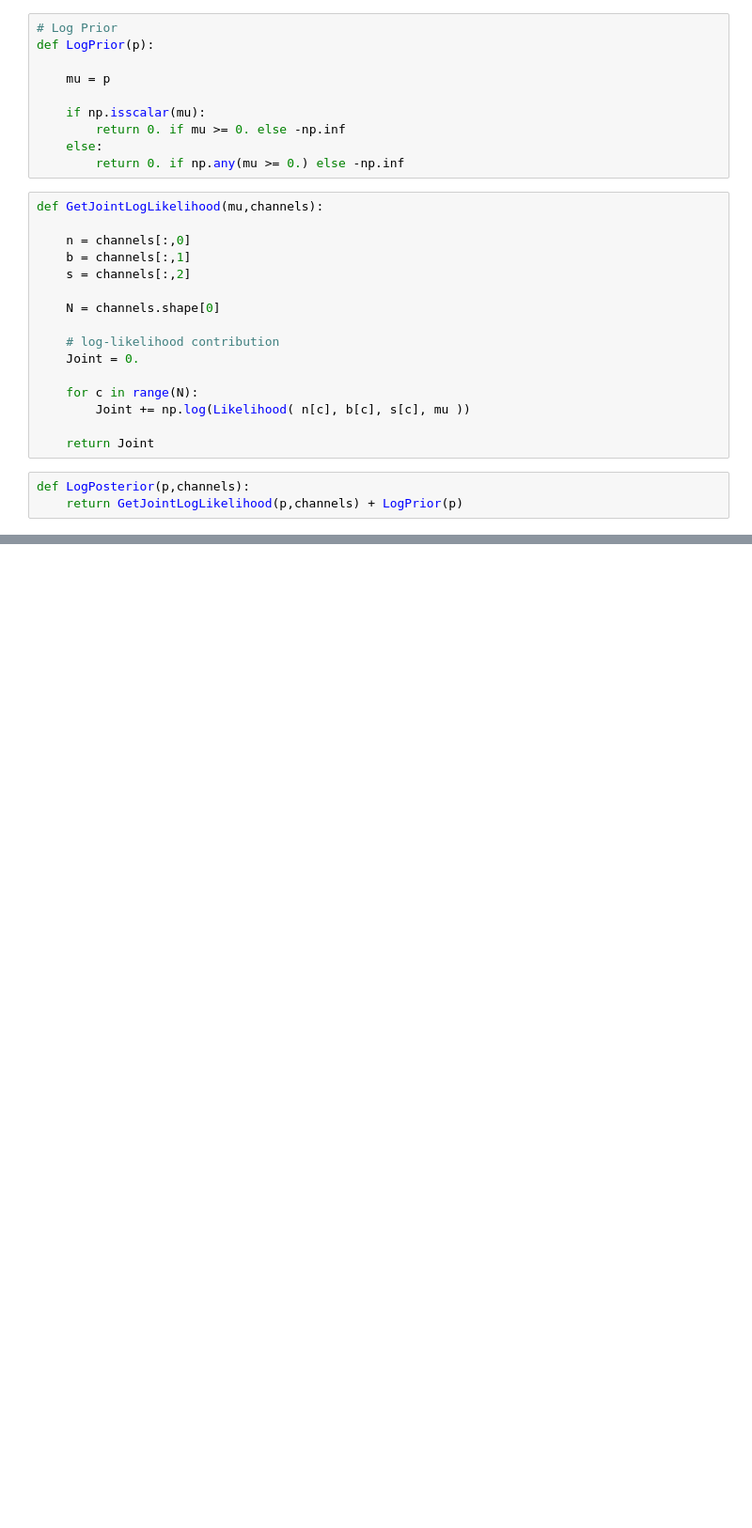
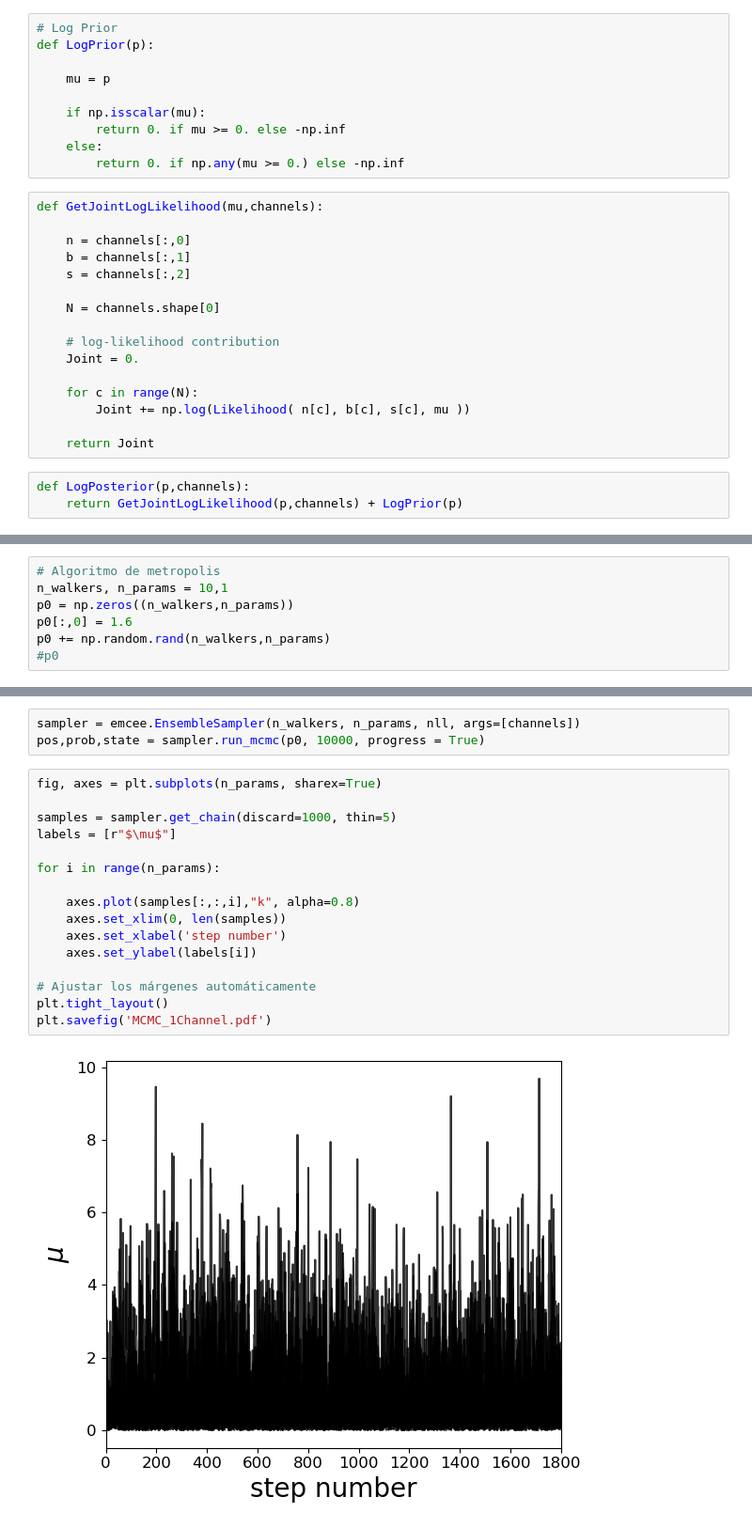
Before and after one commit to asegura4488/StatsHEP, a Jupyter notebook: 1Channel/Bayesian/MetropolisSampling.ipynb, the cells around one changed output, grey strips where cells are left out. Shown at 94% size. Drawn from its saved outputs; the diff is of its cells as text; blank space fills up the shorter version.

```diff
--- a/1Channel/Bayesian/MetropolisSampling.ipynb
+++ b/1Channel/Bayesian/MetropolisSampling.ipynb
@@ -86,0 +102,7 @@ plt.plot(mu,Posterior)
+# %%
+# Algoritmo de metropolis
+n_walkers, n_params = 10,1
+p0 = np.zeros((n_walkers,n_params))
+p0[:,0] = 1.6
+p0 += np.random.rand(n_walkers,n_params)
+#p0
@@ -86,0 +114,21 @@ plt.plot(mu,Posterior)
+# %%
+sampler = emcee.EnsembleSampler(n_walkers, n_params, nll, args=[channels])
+pos,prob,state = sampler.run_mcmc(p0, 10000, progress = True)
+# %%
+fig, axes = plt.subplots(n_params, sharex=True)
+
+samples = sampler.get_chain(discard=1000, thin=5)
+labels = [r"$\mu$"]
+
+for i in range(n_params):
+
+    axes.plot(samples[:,:,i],"k", alpha=0.8)
+    axes.set_xlim(0, len(samples))
+    axes.set_xlabel('step number')
+    axes.set_ylabel(labels[i])
+
+# Ajustar los márgenes automáticamente
+plt.tight_layout()
+plt.savefig('MCMC_1Channel.pdf')
+# %% [output]
+[figure, added]
```
Also changed, not shown: parts of 14 cells of this notebook.
